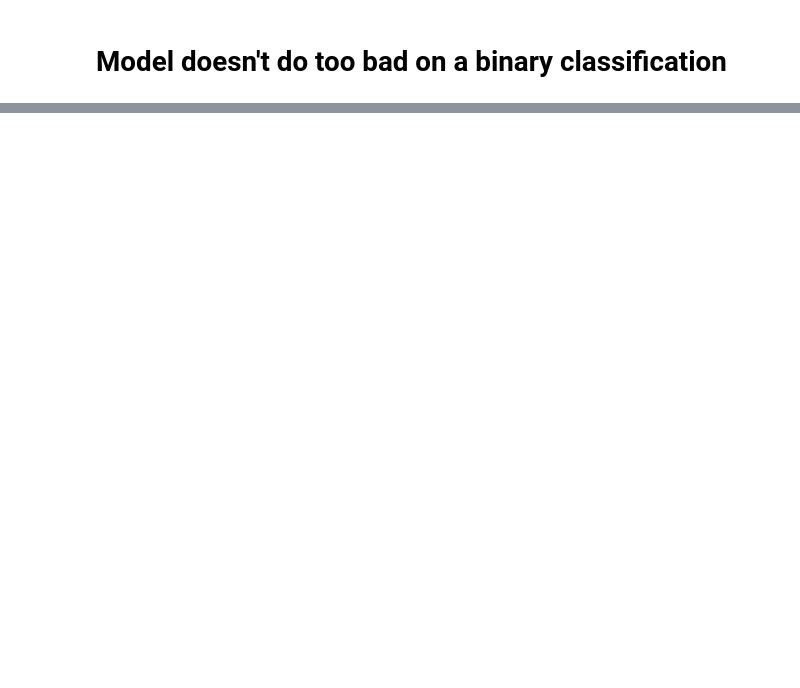
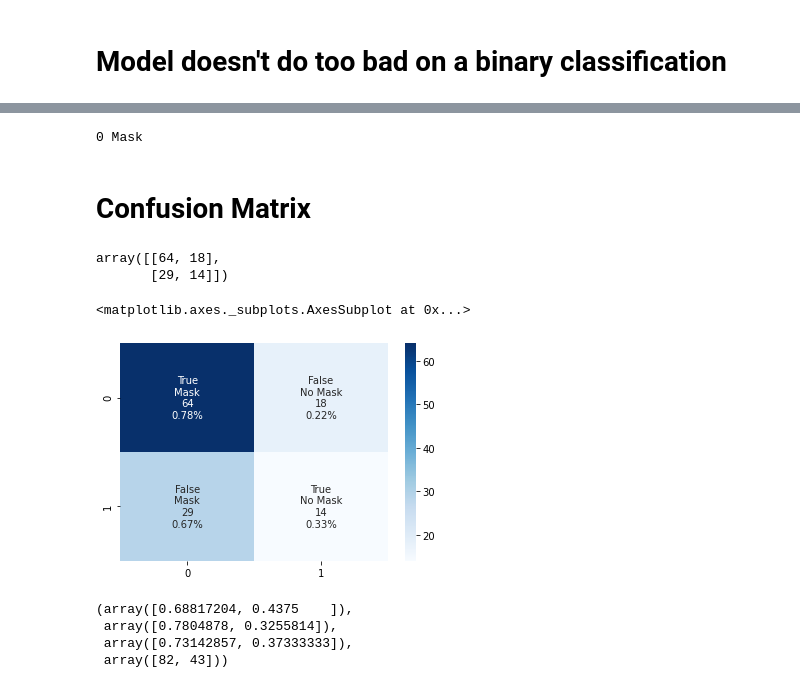
Before and after one commit to miles-frankllin/Data_603, a Jupyter notebook: Image_Classification_Sklearn_Mask.ipynb, the cells around one changed output, grey strips where cells are left out. Cells and saved outputs as stored; diff of their text form; code cells hidden in the pictures; blank space fills up the shorter version.

```diff
--- a/Image_Classification_Sklearn_Mask.ipynb
+++ b/Image_Classification_Sklearn_Mask.ipynb
@@ -285,0 +314,38 @@ im2
+# %%
+for i in range(len(Y_test)):
+    print(i, Y_test[i])
+    break
+# %% [output]
+0 Mask
+# %% [markdown]
+# Confusion Matrix
+# %%
+from sklearn.metrics import confusion_matrix
+import seaborn as sns
+
+y_true = np.array(Y_test)
+y_pred = np.array(model.predict(X_test))
+cm = confusion_matrix(y_true, y_pred, labels=["Mask", "No Mask"])
+
+cm
+# %% [output]
+array([[64, 18],
+       [29, 14]])
+# %%
+labels = [["True\nMask\n{}\n{}%".format( cm[0][0], round(cm[0][0]/cm[0].sum(), 2)) ,
+           "False\nNo Mask\n{}\n{}%".format(   cm[0][1], round(cm[0][1]/cm[0].sum(), 2))],
+          ["False\nMask\n{}\n{}%".format(cm[1][0], round(cm[1][0]/cm[1].sum(), 2)),
+           "True\nNo Mask\n{}\n{}%".format(    cm[1][1], round(cm[1][1]/cm[1].sum(), 2))]]
+sns.heatmap(cm, annot=labels, fmt="", cmap="Blues")
+# %% [output]
+<matplotlib.axes._subplots.AxesSubplot at 0x...>
+[figure, added]
+# %%
+from sklearn.metrics import precision_recall_fscore_support
+
+precision_recall_fscore_support(y_true, y_pred)
+# %% [output]
+(array([0.68817204, 0.4375    ]),
+ array([0.7804878, 0.3255814]),
+ array([0.73142857, 0.37333333]),
+ array([82, 43]))
```
Also changed, not shown: parts of 53 cells of this notebook.
